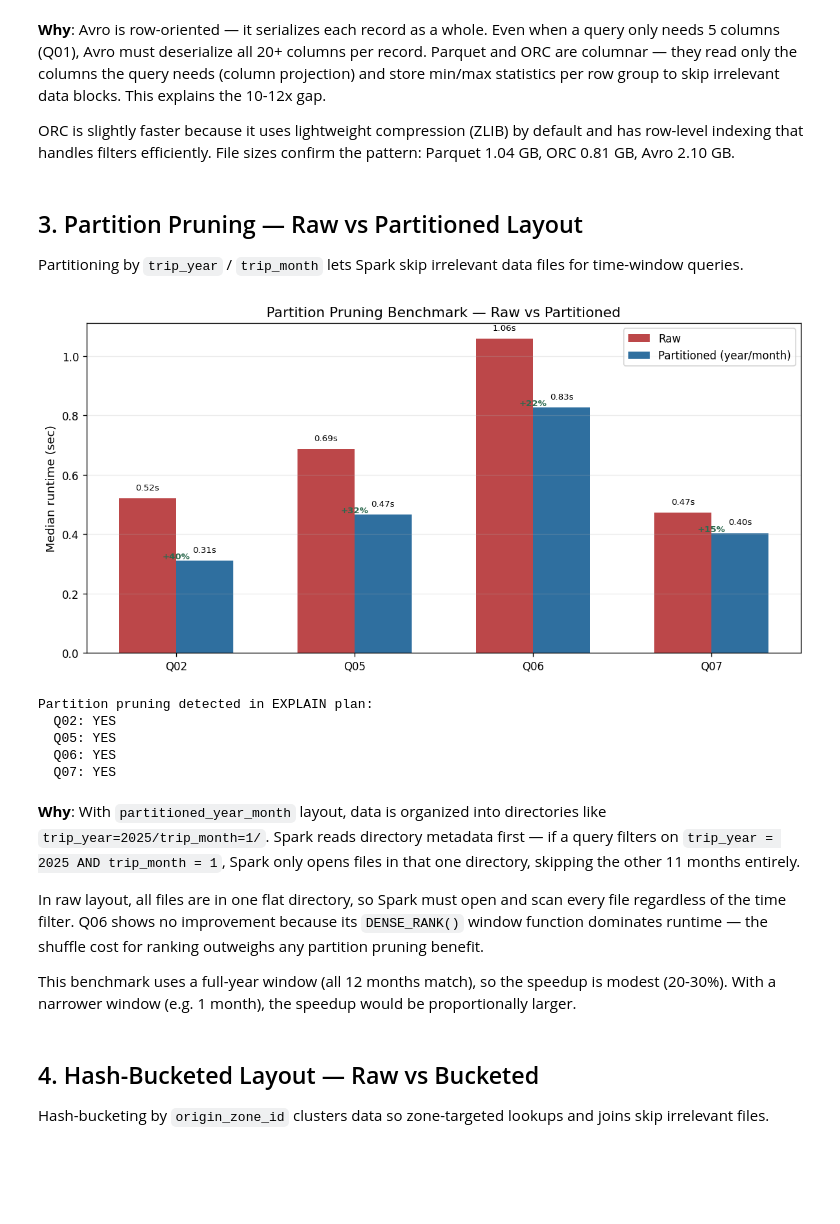
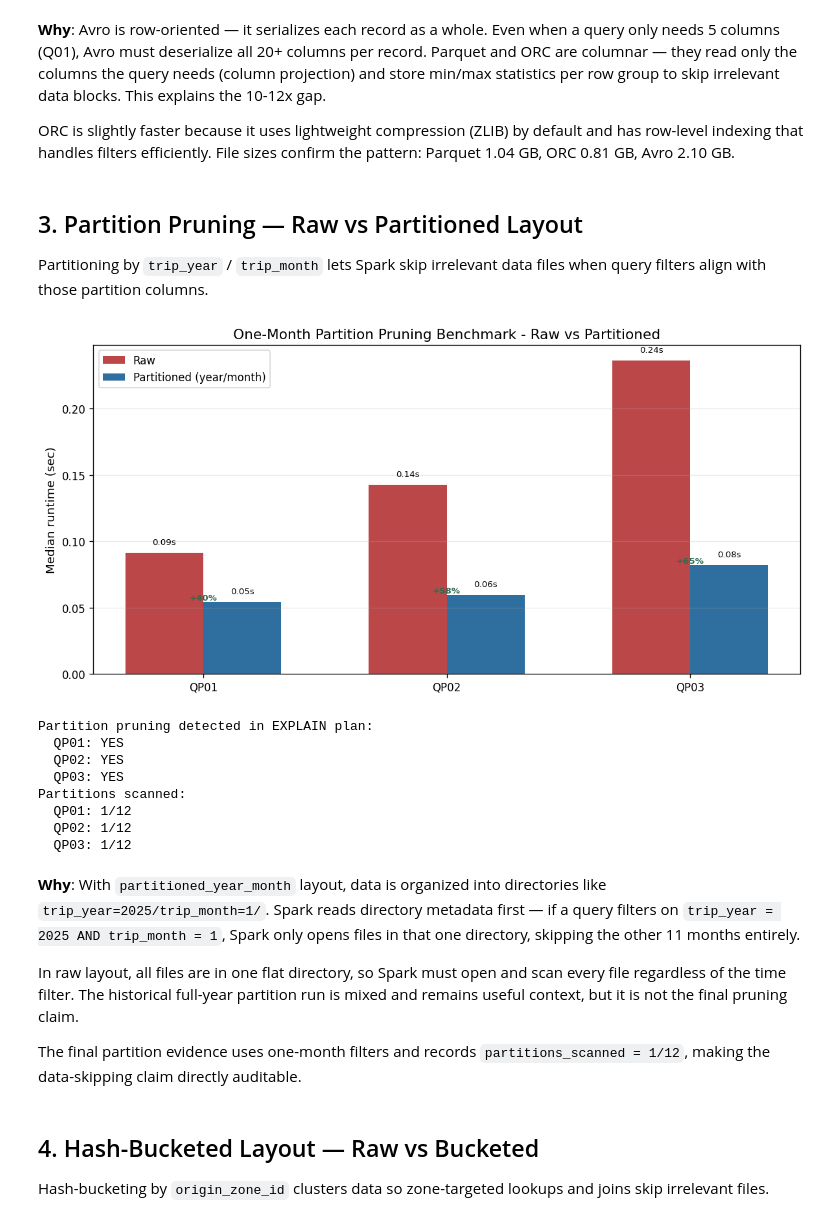
Before and after one commit to AnhNV2003/bigdata-spark-query-optimization, a Jupyter notebook: notebooks/04_benchmark_visualization_story.ipynb, the cells around one changed output. Saved outputs shown, nothing was run; the diff lists cells and outputs as text; code cells hidden in the pictures; blank space fills up the shorter version.

```diff
--- a/notebooks/04_benchmark_visualization_story.ipynb
+++ b/notebooks/04_benchmark_visualization_story.ipynb
@@ -47,7 +48,11 @@ paths = {
     "avro": RESULTS_DIR / "format" / "trajectory_avro_format_benchmark.csv",
     "partition_raw": RESULTS_DIR / "partition" / "trajectory_partition_raw_benchmark.csv",
     "partition": RESULTS_DIR / "partition" / "trajectory_partition_benchmark.csv",
+    "partition_month_raw": RESULTS_DIR / "partition_month" / "trajectory_partition_month_raw_benchmark.csv",
+    "partition_month": RESULTS_DIR / "partition_month" / "trajectory_partition_month_benchmark.csv",
     "join_skew": RESULTS_DIR / "join_skew" / "trajectory_join_skew_benchmark.csv",
+    "join_skew_aqe": RESULTS_DIR / "join_skew_aqe" / "trajectory_join_skew_aqe_benchmark.csv",
+    "join_skew_large": RESULTS_DIR / "join_skew_large" / "trajectory_large_skew_join_benchmark.csv",
     "bucketing_raw": RESULTS_DIR / "bucketing" / "trajectory_bucket_layout_raw_benchmark.csv",
     "bucketing_bucketed": RESULTS_DIR / "bucketing" / "trajectory_bucket_layout_bucketed_benchmark.csv",
 }
@@ -60,5 +65,13 @@ else:
 
 dfs = {n: pd.read_csv(p) for n, p in paths.items() if p.exists()}
 print(f"Loaded: {', '.join(sorted(dfs))}")
+
+evidence_paths = {
+    "partition_month_summary": EVIDENCE_DIR / "partition_month_summary.csv",
+    "bucketing_summary": EVIDENCE_DIR / "bucketing_summary.csv",
+    "join_skew_aqe_summary": EVIDENCE_DIR / "join_skew_aqe_summary.csv",
+    "join_skew_large_summary": EVIDENCE_DIR / "join_skew_large_summary.csv",
+}
+evidence = {n: pd.read_csv(p) for n, p in evidence_paths.items() if p.exists()}
 # %% [output]
 All benchmark CSV files detected.
@@ -146,56 +159,72 @@ ORC is slightly faster because it uses lightweight compression (ZLIB) by default
 # %% [markdown]
 ## 3. Partition Pruning — Raw vs Partitioned Layout
 
-Partitioning by `trip_year` / `trip_month` lets Spark skip irrelevant data files for time-window queries.
+Partitioning by `trip_year` / `trip_month` lets Spark skip irrelevant data files when query filters align with those partition columns.
 # %%
-has_partition = all(k in dfs for k in ["partition_raw", "partition"])
+partition_cases = [
+    ("partition_month_raw", "partition_month", "One-Month Partition Pruning Benchmark"),
+    ("partition_raw", "partition", "Historical Full-Year Partition Context"),
+]
+partition_case = next((case for case in partition_cases if all(k in dfs for k in case[:2])), None)
+has_partition = partition_case is not None
 
 if has_partition:
-    raw_t = median_table(dfs["partition_raw"]).copy()
+    raw_key, part_key, partition_title = partition_case
+    raw_t = median_table(dfs[raw_key]).copy()
     raw_t["layout"] = "raw"
-    part_t = median_table(dfs["partition"]).copy()
+    part_t = median_table(dfs[part_key]).copy()
     part_t["layout"] = "partitioned"
     both = pd.concat([raw_t, part_t], ignore_index=True)
     piv = both.pivot(index="query_id", columns="layout", values="median_sec")
 
     fig, ax = plt.subplots(figsize=(10, 5))
     x = np.arange(len(piv))
     w = 0.32
     ax.bar(x - w / 2, piv["raw"], w, label="Raw", color=COLORS["raw"])
     ax.bar(x + w / 2, piv["partitioned"], w, label="Partitioned (year/month)", color=COLORS["partitioned"])
 
     for i, q in enumerate(piv.index):
         speedup_annotation(ax, i, piv.loc[q, "raw"], piv.loc[q, "partitioned"])
 
     ax.set_xticks(x)
     ax.set_xticklabels(piv.index)
     ax.set_ylabel("Median runtime (sec)")
-    ax.set_title("Partition Pruning Benchmark \u2014 Raw vs Partitioned")
+    ax.set_title(f"{partition_title} - Raw vs Partitioned")
     ax.legend()
     ax.grid(axis="y", alpha=0.25)
     add_bar_labels(ax)
     plt.tight_layout()
     plt.show()
 
-    pruning_flags = dfs["partition"].groupby("query_id")["uses_partition_pruning"].first()
+    pruning_flags = dfs[part_key].groupby("query_id")["uses_partition_pruning"].first()
     print("Partition pruning detected in EXPLAIN plan:")
     for q, flag in pruning_flags.items():
         print(f"  {q}: {'YES' if flag else 'no'}")
+
+    if "partitions_scanned" in dfs[part_key].columns:
+        scanned = dfs[part_key].groupby("query_id")["partitions_scanned"].first().dropna()
+        if not scanned.empty:
+            print("Partitions scanned:")
+            for q, value in scanned.items():
+                print(f"  {q}: {value}")
 else:
     print("Partition benchmark data not available.")
 # %% [output]
-[figure, old version]
+[figure, new version]
 Partition pruning detected in EXPLAIN plan:
-  Q02: YES
-  Q05: YES
-  Q06: YES
-  Q07: YES
+  QP01: YES
+  QP02: YES
+  QP03: YES
+Partitions scanned:
+  QP01: 1/12
+  QP02: 1/12
+  QP03: 1/12
 # %% [markdown]
 **Why**: With `partitioned_year_month` layout, data is organized into directories like `trip_year=2025/trip_month=1/`. Spark reads directory metadata first — if a query filters on `trip_year = 2025 AND trip_month = 1`, Spark only opens files in that one directory, skipping the other 11 months entirely.
 
-In raw layout, all files are in one flat directory, so Spark must open and scan every file regardless of the time filter. Q06 shows no improvement because its `DENSE_RANK()` window function dominates runtime — the shuffle cost for ranking outweighs any partition pruning benefit.
+In raw layout, all files are in one flat directory, so Spark must open and scan every file regardless of the time filter. The historical full-year partition run is mixed and remains useful context, but it is not the final pruning claim.
 
-This benchmark uses a full-year window (all 12 months match), so the speedup is modest (20-30%). With a narrower window (e.g. 1 month), the speedup would be proportionally larger.
+The final partition evidence uses one-month filters and records `partitions_scanned = 1/12`, making the data-skipping claim directly auditable.
 # %% [markdown]
 ## 4. Hash-Bucketed Layout — Raw vs Bucketed
 
```
Also changed, not shown: parts of 12 cells of this notebook, 45 other files.
